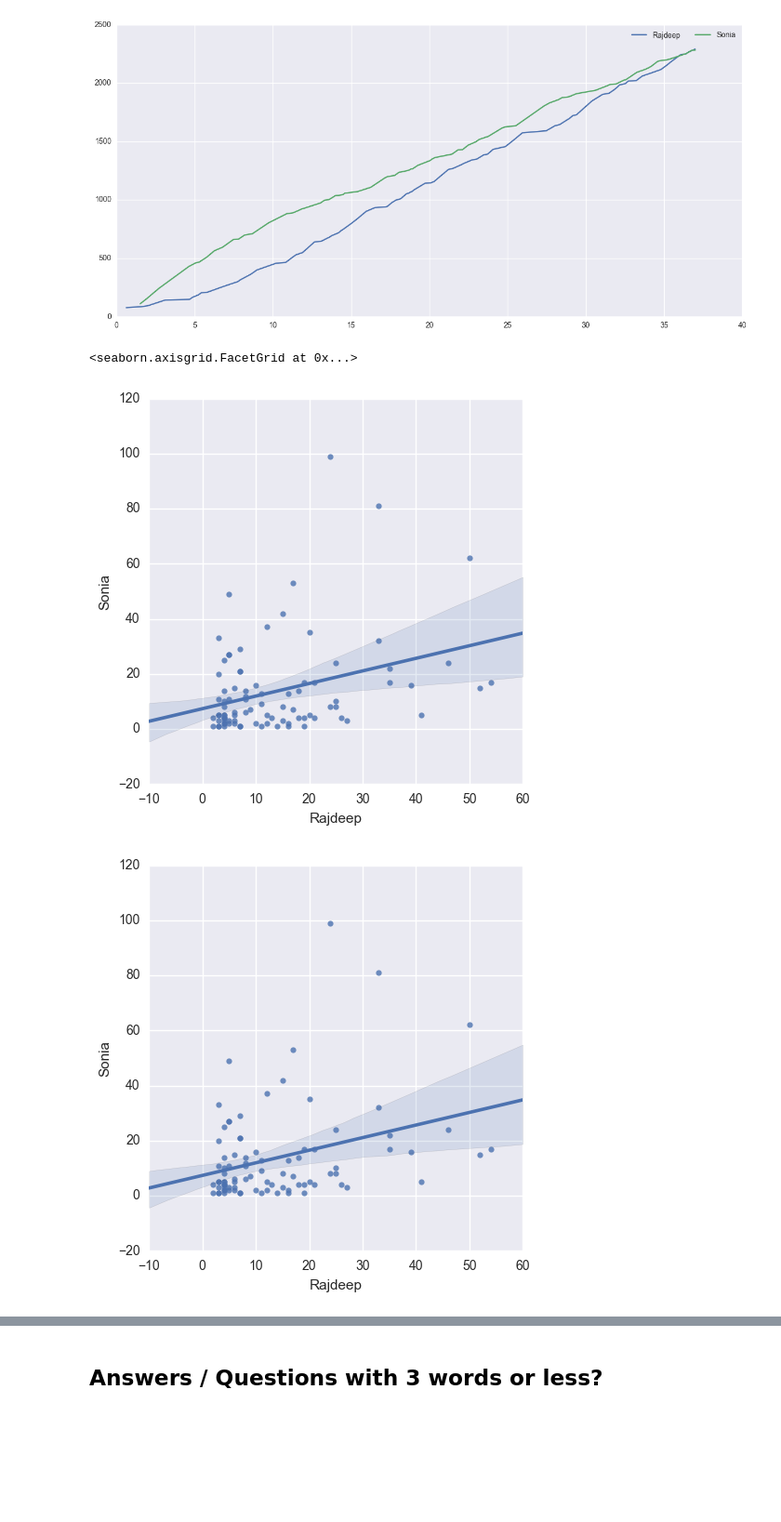
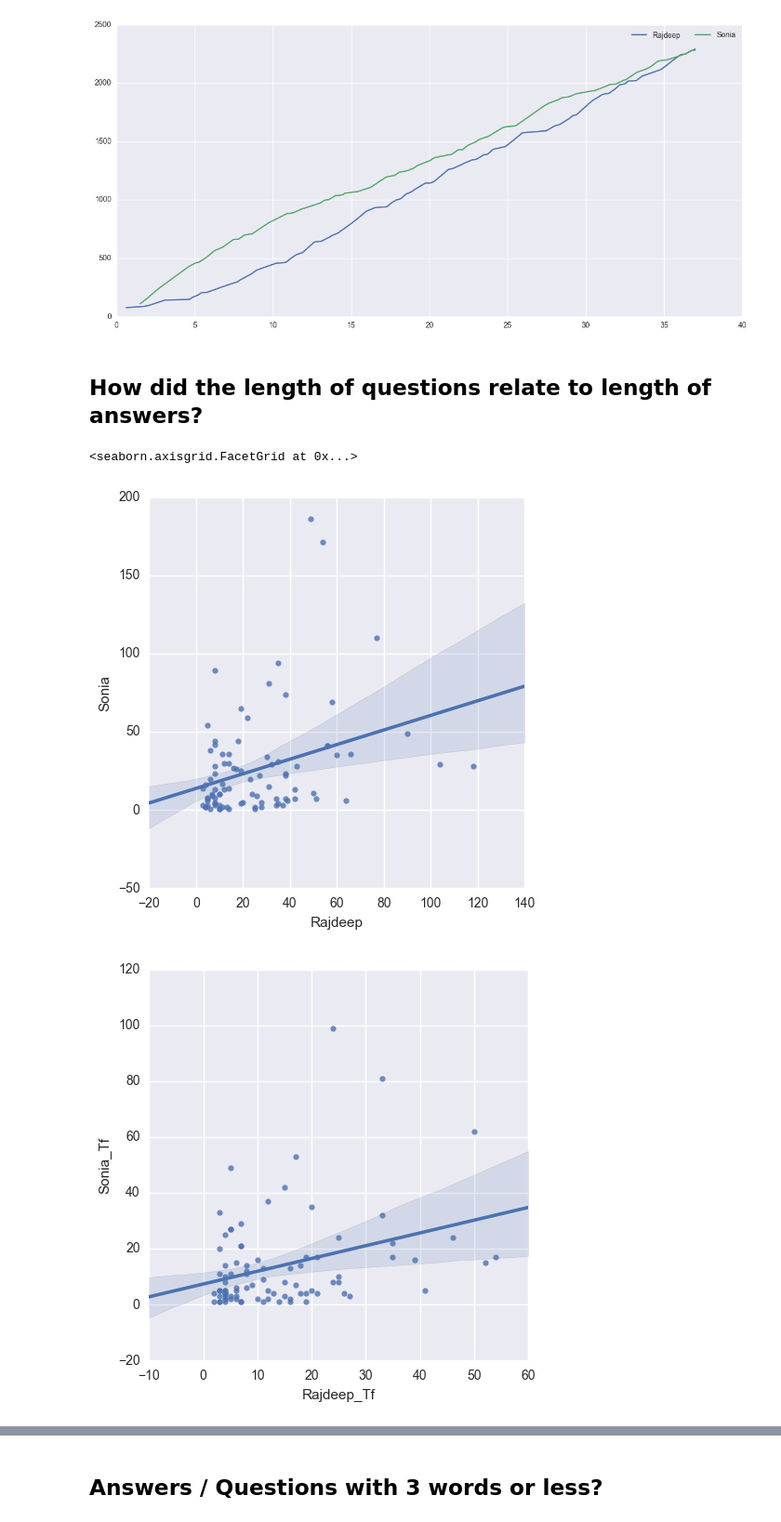
Before and after one commit to Preethikoneti/Interview, a Jupyter notebook: Interview_Sonia.ipynb, the cells around one changed output, grey strips where cells are left out. Shown: that part at 93% size. Cells and saved outputs as stored; diff of their text form; code cells hidden in the pictures; blank space fills up the shorter version.

```diff
--- a/Interview_Sonia.ipynb
+++ b/Interview_Sonia.ipynb
@@ -95,28 +106,29 @@ for person, group in groups:
 ax.legend(bbox_to_anchor=(1,1),ncol=2);
 # %% [output]
 [figure]
+# %% [markdown]
+## How did the length of questions relate to length of answers?
 # %%
-#How did the length of questions relate to length of answers?
 #Create DataFrame and add count to the Dataframe Count and Tfcount
 dfSR = pd.DataFrame({ 'Rajdeep': range(0, 88  ,1),
                   'Sonia': range(0, 88 ,1) })
 i =0
 k = 0
 while i <= (len(Interview.Person)-1):
     if Interview.loc[i,'Person']== 'Rajdeep' and Interview.loc[i+1,'Person']=='Sonia':
         dfSR.loc[k,'Rajdeep'] = Interview.loc[i,'Count']
         dfSR.loc[k,'Sonia'] = Interview.loc[i+1,'Count']
-        dfSR.loc[k,'Rajdeep'] = Interview.loc[i,'TfCount']
-        dfSR.loc[k,'Sonia'] = Interview.loc[i+1,'TfCount']
+        dfSR.loc[k,'Rajdeep_Tf'] = Interview.loc[i,'TfCount']
+        dfSR.loc[k,'Sonia_Tf'] = Interview.loc[i+1,'TfCount']
         k+=1
     i+=1
 
 sns.lmplot('Rajdeep','Sonia', data=dfSR, fit_reg = True)
-sns.lmplot('Rajdeep','Sonia', data=dfSR, fit_reg = True)
+sns.lmplot('Rajdeep_Tf','Sonia_Tf', data=dfSR, fit_reg = True)
 # %% [output]
 <seaborn.axisgrid.FacetGrid at 0x...>
-[figure, old version]
+[figure, new version]
-[figure, old version]
+[figure, new version]
 # %%
 df_filtered = Interview[Interview['Person'] == 'Sonia']
 x = df_filtered['Count']
```
Also changed, not shown: parts of 17 cells of this notebook.
